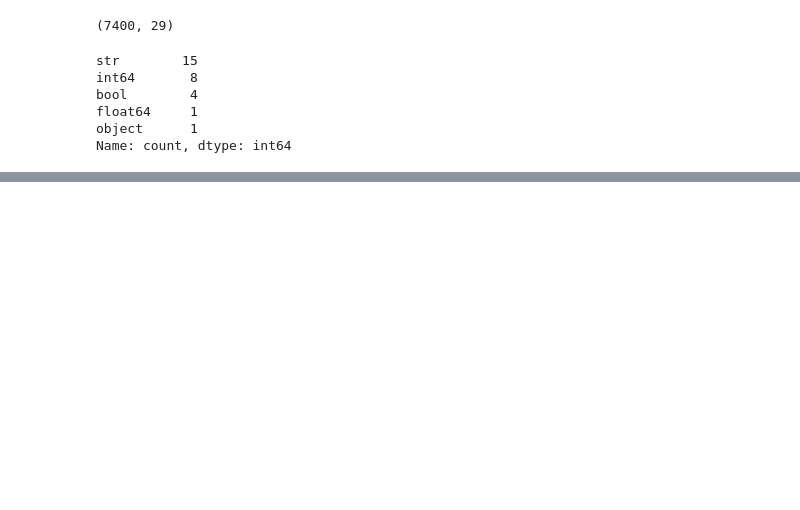
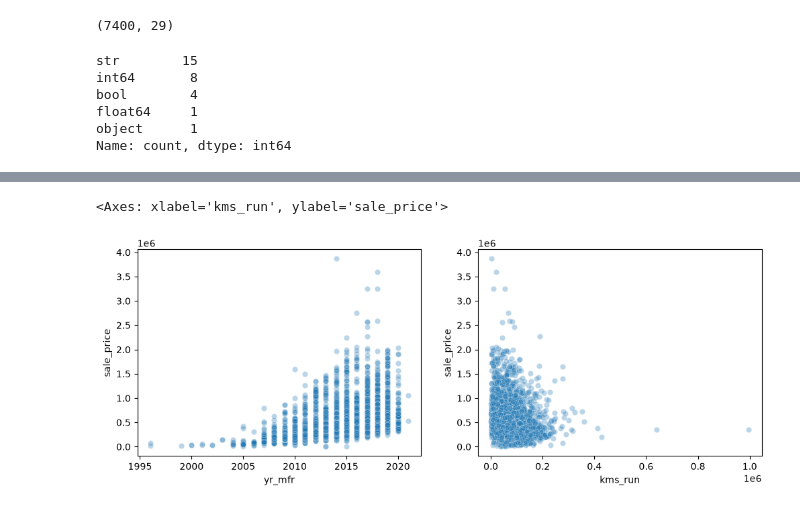
Before and after one commit to Joselito17821/car-price-prediction-mlops, a Jupyter notebook: fase-1/notebook.ipynb, the cells around one changed output, grey strips where cells are left out. Cells and saved outputs as stored; diff of their text form; code cells hidden in the pictures; blank space fills up the shorter version.

```diff
--- a/fase-1/notebook.ipynb
+++ b/fase-1/notebook.ipynb
@@ -66,0 +220,8 @@ Name: count, dtype: int64
+# %%
+#Precio vs. yr_mfr y kms_run
+fig, ax = plt.subplots(1, 2, figsize=(12,4))
+sns.scatterplot(data=df, x="yr_mfr", y="sale_price", ax=ax[0], alpha=0.3)
+sns.scatterplot(data=df, x="kms_run", y="sale_price", ax=ax[1], alpha=0.3)
+# %% [output]
+<Axes: xlabel='kms_run', ylabel='sale_price'>
+[figure, added]
```
Also changed, not shown: parts of 21 cells of this notebook.
